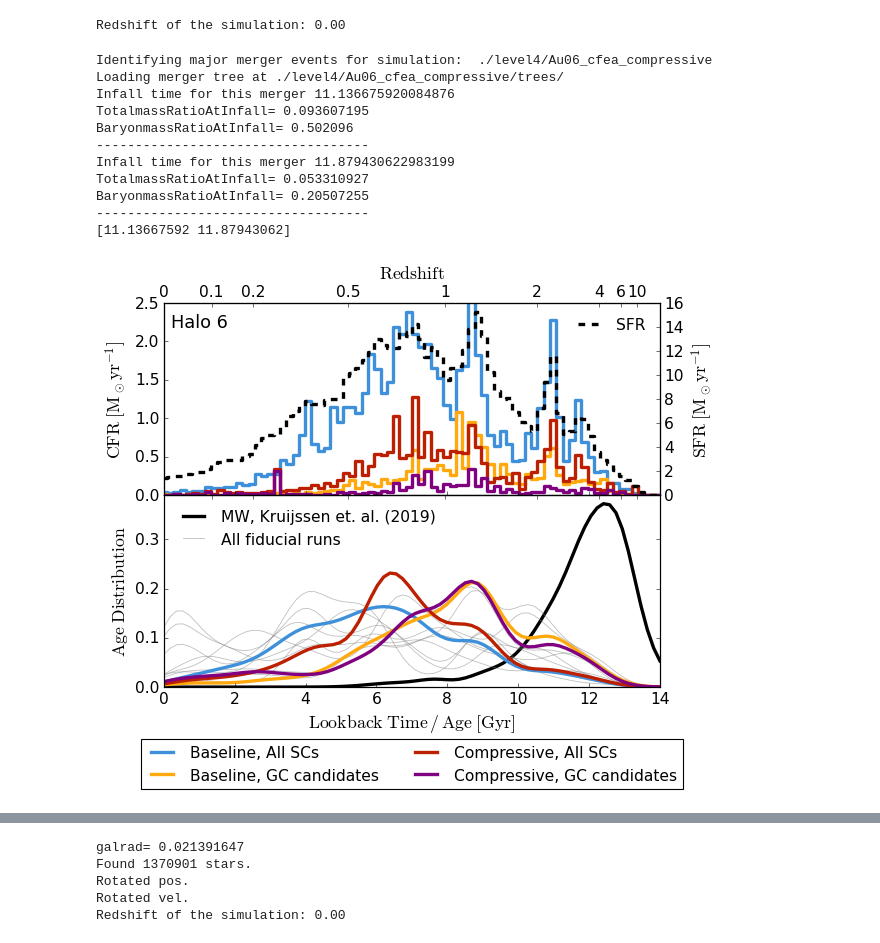
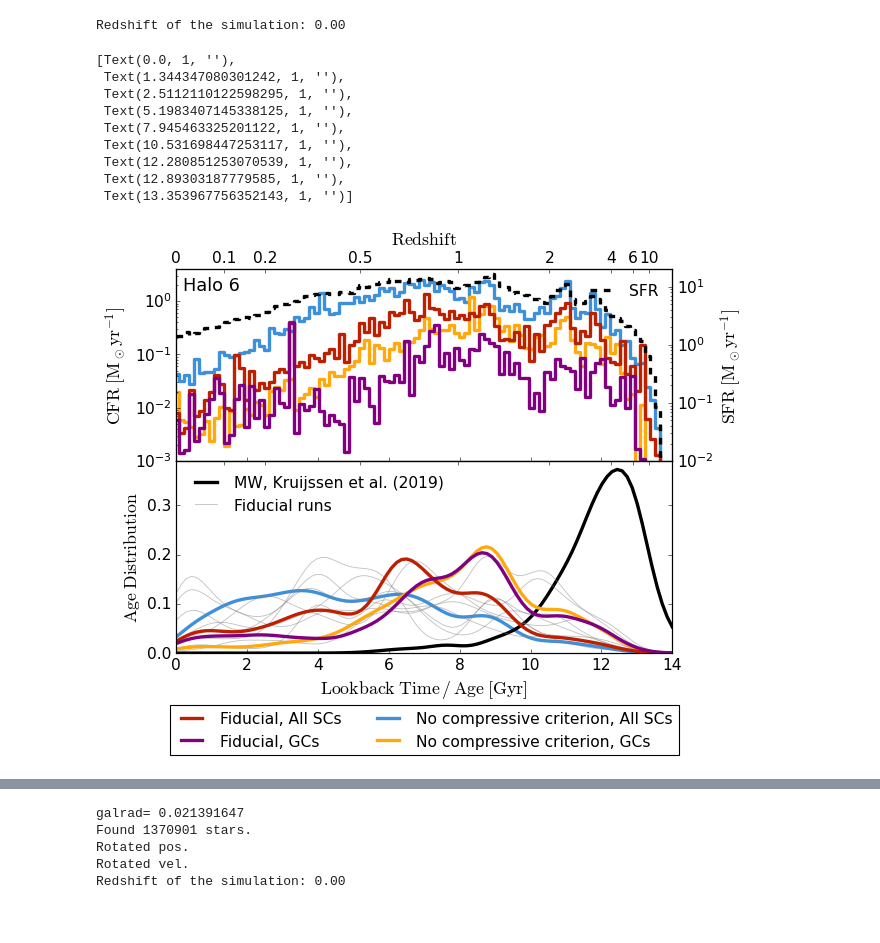
Before and after one commit to pablocoque/post_process_routines, a Jupyter notebook: src/age_distribution.ipynb, the cells around one changed output, grey strips where cells are left out. Saved outputs shown, nothing was run; the diff lists cells and outputs as text; code cells hidden in the pictures.

Commit message:
updated the routines, added first streams visualization

```diff
--- a/src/age_distribution.ipynb
+++ b/src/age_distribution.ipynb
@@ -12,8 +12,8 @@ rcParams['figure.facecolor'] = 'white'
 plt.style.use('petroff10')
 # %%
 parent_dir = './level4/'
-simulation_1 = 'Au06_cfea_scbase'
-simulation_2 = 'Au06_cfea_compressive'
+simulation_1 = 'Au06_cfea_fiducial'
+simulation_2 = 'Au06_cfea_bheffect'
 
 sims = [simulation_1, simulation_2]
 snapshot = 127
@@ -141,13 +134,15 @@ age_distribution_surviving_gc = []
 age_distribution_surviving_gc_cut = []
 
 for sim in sims:
-    sfr, cfr_all, cfr_gc, cfr_gc_cut, age_all, age_gc, age_gc_cut = calculate_cfr_and_age_distribution(parent_dir+sim+'/output/', snapshot=snapshot, nbins=n_bins, min_range=min_range, max_range=max_range, cut_feh=-0.5)
+    sfr, cfr_all, cfr_gc, cfr_gc_cut, age_all, age_gc, age_gc_cut, median_scs, median_gcs, median_gcs_wcut = calculate_cfr_and_age_distribution(
+        parent_dir+sim+'/output/', snapshot=snapshot, nbins=n_bins, min_range=min_range, max_range=max_range, cut_feh=-0.5)
     cluster_formation_rate_all.append(cfr_all)
     cluster_formation_rate_gc.append(cfr_gc)
     age_distribution_surviving_all.append(age_all)
     age_distribution_surviving_gc.append(age_gc)
     age_distribution_surviving_gc_cut.append(age_gc_cut)
     cluster_formation_rate_gc_cut.append(cfr_gc_cut)
+    print(median_scs, median_gcs, median_gcs_wcut)
 # %% [output]
 galrad= 0.021391647
 Found 1370901 stars.
@@ -171,13 +168,19 @@ fiducial_runs = []
 fiducial_allsc = []
 fiducial_sfr = []
 fiducial_wcut = []
+fid_median_scs = []
+fid_median_gcs = []
+fid_median_gcs_wcut = []
 for sim in simulation_list:
-    sfr_i, cfr_all, cfr_gc, cfr_gc_cut, age_all, age_gc, age_gc_cut = calculate_cfr_and_age_distribution(parent_dir+sim+'/output/', snapshot=snapshot, nbins=n_bins,
-                                                                                 min_range=min_range, max_range=max_range, cut_feh=-0.5)
+    sfr_i, cfr_all, cfr_gc, cfr_gc_cut, age_all, age_gc, age_gc_cut, median_scs, median_gcs, median_gcs_wcut = calculate_cfr_and_age_distribution(
+        parent_dir+sim+'/output/', snapshot=snapshot, nbins=n_bins, min_range=min_range, max_range=max_range, cut_feh=-0.5)
     fiducial_runs.append(age_gc)
     fiducial_allsc.append(age_all)
     fiducial_sfr.append(sfr_i)
     fiducial_wcut.append(age_gc_cut)
+    fid_median_scs.append(median_scs)
+    fid_median_gcs.append(median_gcs)
+    fid_median_gcs_wcut.append(median_gcs_wcut)
 # %% [output]
 galrad= 0.021391647
 Found 1370901 stars.
@@ -385,50 +391,38 @@ def get_merger_events_gyr_from_tree(simulation, snapshot, minimum_ratio=1./4., t
-# %%
-mergers_au06 = get_merger_events_gyr_from_tree(parent_dir+sims[1], snapshot, minimum_ratio=1./10., verbose=False)
-print(mergers_au06)
-# %% [output]
-Identifying major merger events for simulation:  ./level4/Au06_cfea_compressive
-Loading merger tree at ./level4/Au06_cfea_compressive/trees/
-Infall time for this merger 11.136675920084876
-TotalmassRatioAtInfall= 0.093607195
-BaryonmassRatioAtInfall= 0.502096
------------------------------------
-Infall time for this merger 11.879430622983199
-TotalmassRatioAtInfall= 0.053310927
-BaryonmassRatioAtInfall= 0.20507255
------------------------------------
-[11.13667592 11.87943062]
 # %%
 halo_list = ['6','14', '18', '22', '23', '24', '26','27', '28']
 # %%
 fig, ax = plt.subplots(2,1, sharex=True)
-ax[0].step(age_bins, cluster_formation_rate_all[0], where='mid', linewidth=3, label='Baseline, All SCs')
-ax[0].step(age_bins, cluster_formation_rate_gc[0], where='mid', linewidth=3, label='Baseline, GC candidates')
-ax[0].step(age_bins, cluster_formation_rate_all[1], where='mid', linewidth=3, label='Compressive, All SCs')
-ax[0].step(age_bins, cluster_formation_rate_gc[1], where='mid', linewidth=3, color='purple', label='Compressive, GC candidates')
+ax[0].step(age_bins, cluster_formation_rate_all[0], where='mid', linewidth=3, color='#bd1f01', zorder=3,label='Fiducial, All SCs')
+ax[0].step(age_bins, cluster_formation_rate_gc[0], where='mid', linewidth=3, color='purple', zorder=4, label='Fiducial, GCs')
+ax[0].step(age_bins, cluster_formation_rate_all[1], where='mid', linewidth=3, color='#3f90da', zorder=1, label='No compressive criterion, All SCs')
+ax[0].step(age_bins, cluster_formation_rate_gc[1], where='mid', linewidth=3, color='#ffa90e', zorder=2, label='No compressive criterion, GCs')
 ax[0].set_ylabel(r'$\rm{CFR \; [M_\odot yr^{-1}]}$', fontsize=16)
 # ax[0].set_xlabel(r'$\rm{Age \; [Gyr]}$', fontsize=16)
-ax[0].set_ylim(0,2.5)
+ax[0].set_yscale('log')
+ax[0].set_ylim(1e-3,4e0)
 ax[0].tick_params(axis='both', which='major', labelsize=14)
-ax[0].text(1, 2.25, 'Halo 6', fontsize=16, ha='center', va='center', c='k')
+ax[0].text(1, 2., 'Halo 6', fontsize=16, ha='center', va='center', c='k')
 axr = ax[0].twinx()
 axr.step(age_bins, sfr, where='mid', color='black', linestyle='--', linewidth=3, label='SFR')
 axr.legend(frameon=False, fontsize=14)
 axr.tick_params(axis='both', which='major', labelsize=14)
 axr.set_ylabel(r'$\rm{SFR \; [M_\odot yr^{-1}]}$', fontsize=16)
+axr.set_yscale('log')
+axr.set_ylim(1e-2,2e1)
 
-ax[1].plot(age_bins, mw_age_dist/np.trapezoid(mw_age_dist, age_bins), linewidth=3, color='k', label='MW, Kruijssen et. al. (2019)')
+ax[1].plot(age_bins, mw_age_dist/np.trapezoid(mw_age_dist, age_bins), linewidth=3, color='k', label='MW, Kruijssen et al. (2019)')
 for i, run in enumerate(fiducial_runs):
     if i==0:
-        ax[1].plot(age_bins, run/np.trapezoid(run, age_bins), linewidth=0.75, color='grey', alpha=0.5, label='All fiducial runs')
+        ax[1].plot(age_bins, run/np.trapezoid(run, age_bins), linewidth=0.75, color='grey', alpha=0.5, label='Fiducial runs')
     else:
         ax[1].plot(age_bins, run/np.trapezoid(run, age_bins), linewidth=0.75, color='grey', alpha=0.5)
     # loc = np.argmax(run/np.trapezoid(run, age_bins))
     # ax[1].text(age_bins[loc], (run/np.trapezoid(run, age_bins))[loc] + 0.01, simulation_list[i][:first_char_index(simulation_list[i], '_')], fontsize=8, ha='center', va='center')
 
-ax[1].plot(age_bins, age_distribution_surviving_all[0]/np.trapezoid(age_distribution_surviving_all[0], age_bins), linewidth=3)
-ax[1].plot(age_bins, age_distribution_surviving_gc[0]/np.trapezoid(age_distribution_surviving_gc[0], age_bins), linewidth=3)
-ax[1].plot(age_bins, age_distribution_surviving_all[1]/np.trapezoid(age_distribution_surviving_all[1], age_bins), linewidth=3)
-ax[1].plot(age_bins, age_distribution_surviving_gc[1]/np.trapezoid(age_distribution_surviving_gc[1], age_bins), color='purple', linewidth=3)
+ax[1].plot(age_bins, age_distribution_surviving_all[0]/np.trapezoid(age_distribution_surviving_all[0], age_bins), color='#bd1f01', zorder=3, linewidth=3)
+ax[1].plot(age_bins, age_distribution_surviving_gc[0]/np.trapezoid(age_distribution_surviving_gc[0], age_bins), color='purple', zorder=4, linewidth=3)
+ax[1].plot(age_bins, age_distribution_surviving_all[1]/np.trapezoid(age_distribution_surviving_all[1], age_bins), color='#3f90da', zorder=1, linewidth=3)
+ax[1].plot(age_bins, age_distribution_surviving_gc[1]/np.trapezoid(age_distribution_surviving_gc[1], age_bins), color='#ffa90e', zorder=2, linewidth=3)
 # for merger in mergers_au06:
 #     ax[0].axvline(merger, color='m', linestyle=':', linewidth=3)
 #     ax[1].axvline(merger, color='m', linestyle=':', linewidth=3)
@@ -443,35 +437,44 @@ ax[0].legend(loc='center', fontsize=14, bbox_to_anchor=(0.5, -1.4), ncol=2)
 plt.subplots_adjust(hspace=0.0)
 
 # Compute redshift bins from age_bins using get_redshift and the first simulation
 s = gadget_readsnap(snapshot, snappath=parent_dir+sims[0]+'/output/', hdf5=True, onlyHeader=True)
 # redshift_bins = get_redshift(s, age_bins)
 
 # Add top axis for redshift correspondence (log scale for ticks, linear for main axis)
 ax_top = ax[0].twiny()
 ax_top.set_xlim(ax[0].get_xlim())
 # Specify desired redshift tick positions
 # custom_redshift_ticks = np.array([0, 0.1, 0.2, 0.5, 1, 2, 10, np.max(redshift_bins)])
 custom_redshift_ticks = np.array([0, 0.1, 0.2, 0.5, 1, 2, 4, 6, 10])
 
 # Convert redshift ticks to corresponding lookback time using cosmology
 # For each z, compute a = 1/(1+z), then lookback time
 a_ticks = 1/(1+custom_redshift_ticks)
 lookback_ticks = s.cosmology_get_lookback_time_from_a(a_ticks, is_flat=True)
 
 # Set top axis ticks at lookback times corresponding to desired redshifts
 ax_top.set_xticks(lookback_ticks)
 ax_top.set_xticklabels(['{:.2g}'.format(z) for z in custom_redshift_ticks])
 ax_top.set_xlabel(r'$\rm{Redshift}$', fontsize=16)
 ax_top.tick_params(axis='x', labelsize=14)
 
 # Add top axis for redshift correspondence to the bottom subplot as well
 ax_top2 = ax[1].twiny()
 ax_top2.set_xlim(ax[1].get_xlim())
 ax_top2.set_xticks(lookback_ticks)
 ax_top2.set_xticklabels([])
-plt.savefig('plots/age_distribution_and_cfr_paper.pdf', bbox_inches='tight')
+# plt.savefig('plots/age_distribution_and_cfr_paper.pdf', bbox_inches='tight')
 # %% [output]
+[Text(0.0, 1, ''),
+ Text(1.344347080301242, 1, ''),
+ Text(2.5112110122598295, 1, ''),
+ Text(5.1983407145338125, 1, ''),
+ Text(7.945463325201122, 1, ''),
+ Text(10.531698447253117, 1, ''),
+ Text(12.280851253070539, 1, ''),
+ Text(12.89303187779585, 1, ''),
+ Text(13.353967756352143, 1, '')]
-[figure, old version]
+[figure, new version]
 # %%
 merger_lists = []
 for sim in simulation_list:
```
Also changed, not shown: parts of 24 cells of this notebook, 10 other files.
